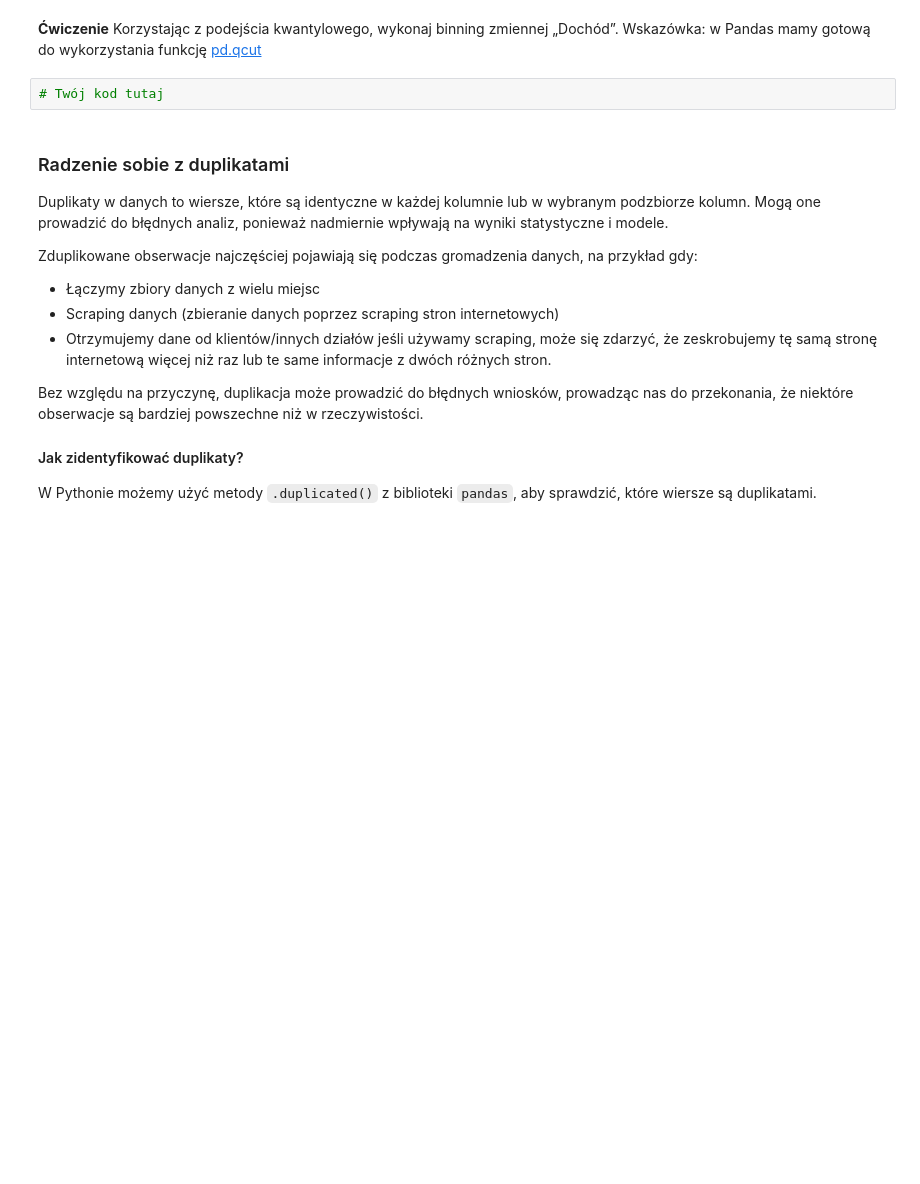
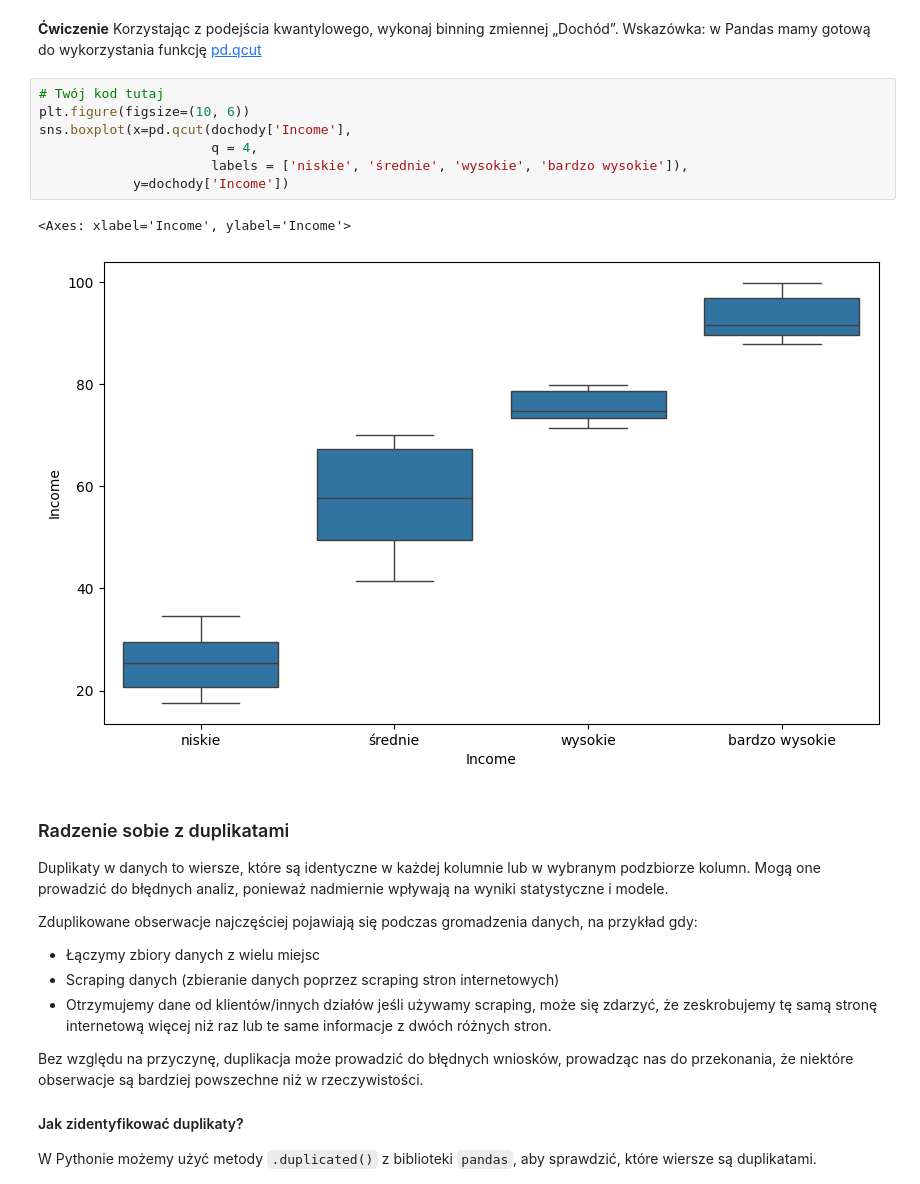
Before and after one commit to karoljablonski/sad, a Jupyter notebook: 08-data-wrangling.ipynb, the cells around one changed output. Saved outputs shown, nothing was run; the diff lists cells and outputs as text; blank space fills up the shorter version.

```diff
--- a/08-data-wrangling.ipynb
+++ b/08-data-wrangling.ipynb
@@ -1529,6 +1581,14 @@ Każda metoda jest odpowiednia dla różnych przypadków użycia, w zależności
 **Ćwiczenie** Korzystając z podejścia kwantylowego, wykonaj binning zmiennej „Dochód”. Wskazówka: w Pandas mamy gotową do wykorzystania funkcję [pd.qcut](https://pandas.pydata.org/docs/reference/api/pandas.qcut.html)
 # %%
 # Twój kod tutaj
+plt.figure(figsize=(10, 6))
+sns.boxplot(x=pd.qcut(dochody['Income'],
+                      q = 4,
+                      labels = ['niskie', 'średnie', 'wysokie', 'bardzo wysokie']),
+            y=dochody['Income'])
+# %% [output]
+<Axes: xlabel='Income', ylabel='Income'>
+[figure, added]
 # %% [markdown]
 ### Radzenie sobie z duplikatami
 
```
Also changed, not shown: parts of 14 cells of this notebook.
